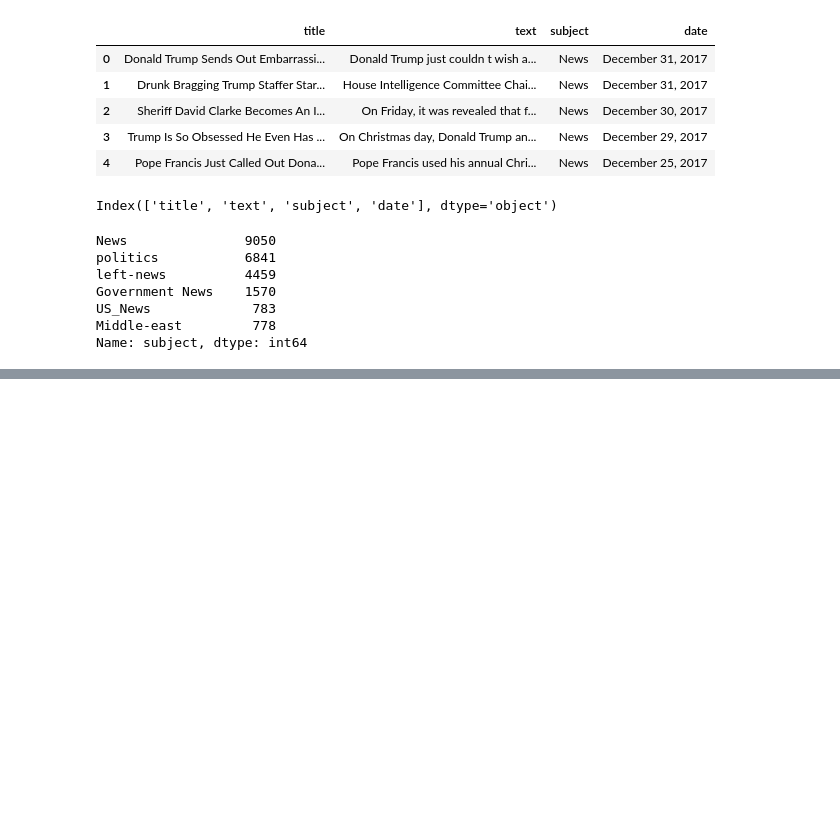
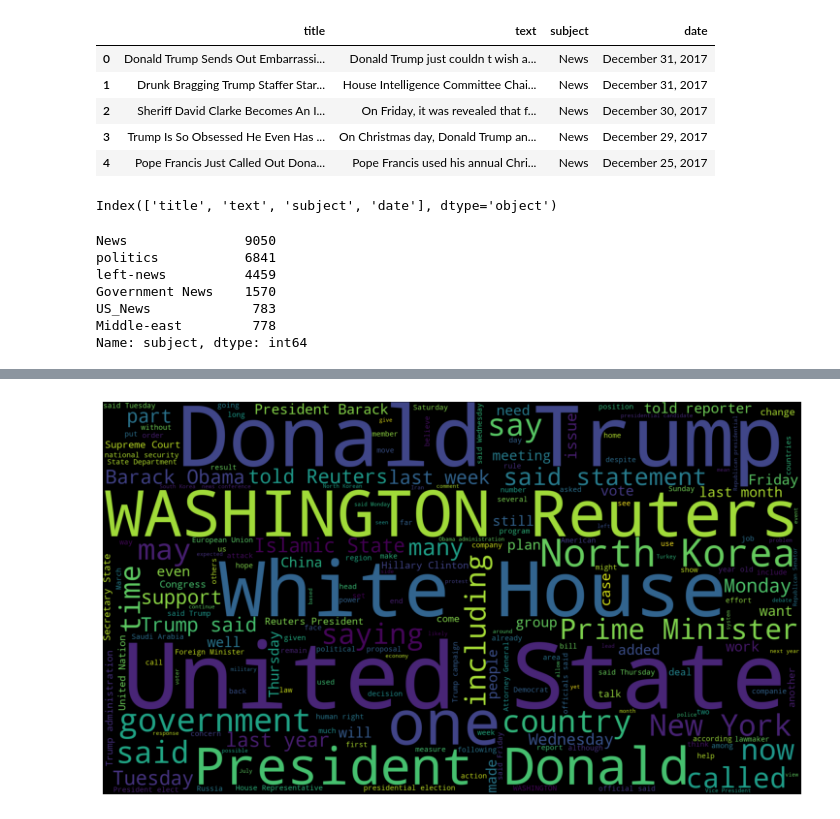
Before and after one commit to Takiulhasan/DeepLearning, a Jupyter notebook: Fake_News_Detection_using_Deeplearning.ipynb, the cells around one changed output, grey strips where cells are left out. Drawn from its saved outputs; the diff is of its cells as text; code cells hidden in the pictures; blank space fills up the shorter version.

```diff
--- a/Fake_News_Detection_using_Deeplearning.ipynb
+++ b/Fake_News_Detection_using_Deeplearning.ipynb
@@ -42,0 +68,13 @@ Name: subject, dtype: int64
+# %%
+real=pd.read_csv('https://raw.githubusercontent.com/laxmimerit/fake-real-news-dataset/main/data/True.csv')
+# %%
+text= ' '.join(real['text'].tolist())
+# %%
+wordcloud = WordCloud(width=1920,height=1080).generate(text)
+fig=plt.figure(figsize=(10,10))
+plt.imshow(wordcloud)
+plt.axis('off')
+plt.tight_layout(pad=0)
+plt.show()
+# %% [output]
+[figure, added]
```
Also changed, not shown: parts of 6 cells of this notebook.
